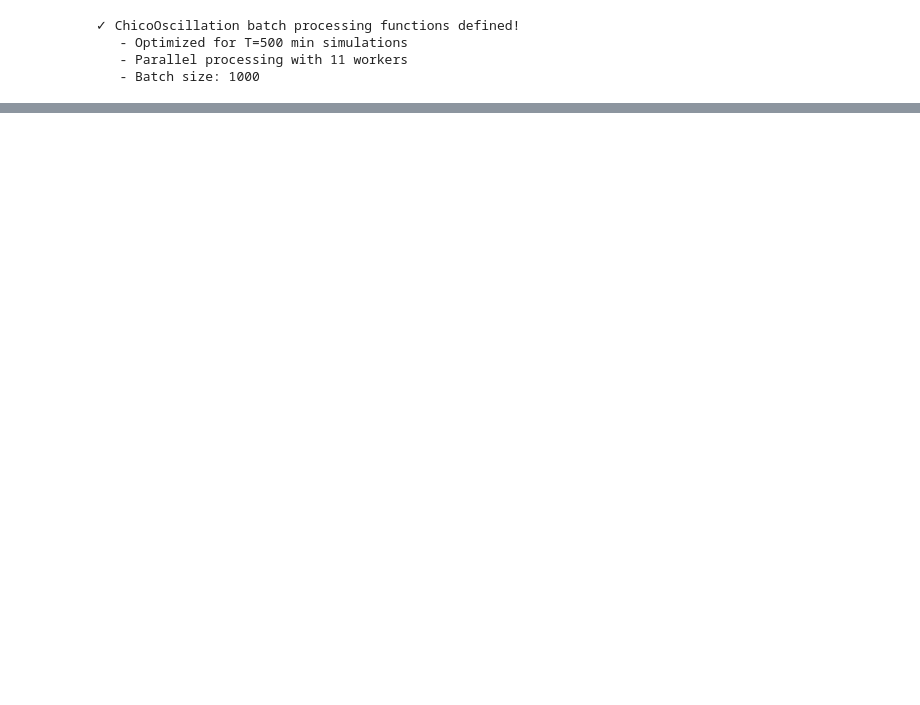
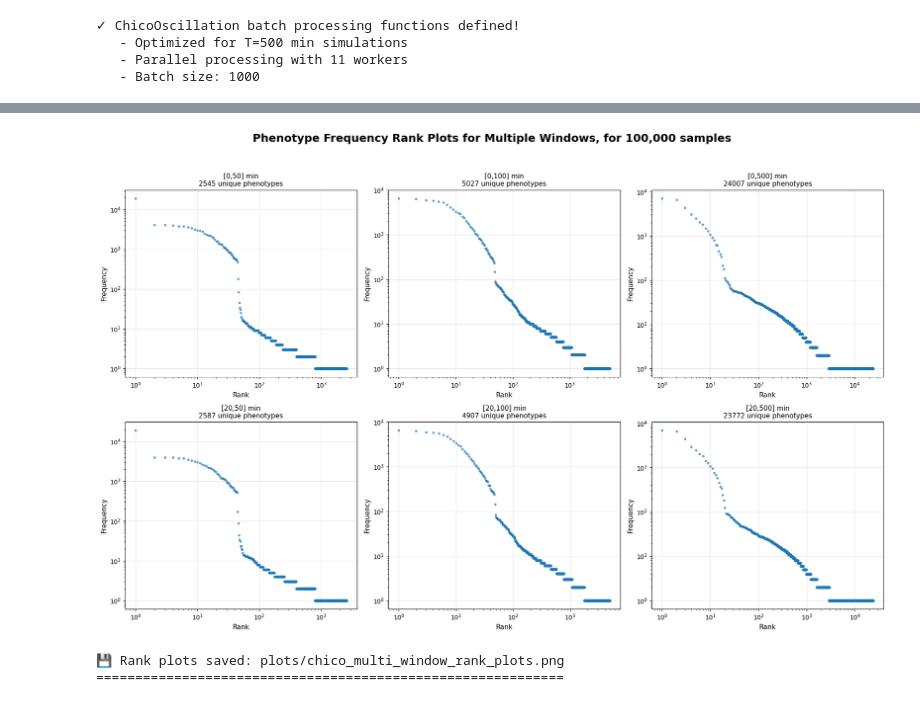
Before and after one commit to GijsBartholomeus/OxfordEvolution, a Jupyter notebook: Yeast/Chen/ChicoReproduction/ChicoOscillationBiologicalFenotype.ipynb, the cells around one changed output, grey strips where cells are left out. Saved outputs shown, nothing was run; the diff lists cells and outputs as text; code cells hidden in the pictures; blank space fills up the shorter version.

Commit message:
ChicoBioDefprop

```diff
--- a/Yeast/Chen/ChicoReproduction/ChicoOscillationBiologicalFenotype.ipynb
+++ b/Yeast/Chen/ChicoReproduction/ChicoOscillationBiologicalFenotype.ipynb
@@ -1365,0 +1200,32 @@ print(f"{'='*60}")
+# %%
+
+fig_rank, axes_rank = plt.subplots(2, 3, figsize=(18, 12))
+axes_rank = axes_rank.flatten()
+
+for idx, window_data in enumerate(windows_data_storage):
+    start, end = window_data['window']
+    phenotype_counts = window_data['phenotype_counts']
+
+    # Calculate rank-frequency from stored data
+    frequencies_sorted = sorted(phenotype_counts.values(), reverse=True)
+    ranks = np.arange(1, len(frequencies_sorted) + 1)
+
+    # Plot
+    ax_rank = axes_rank[idx]
+    ax_rank.loglog(ranks, frequencies_sorted, marker='o', linestyle='none', markersize=3, alpha=0.6)
+    ax_rank.set_xlabel('Rank', fontsize=11)
+    ax_rank.set_ylabel('Frequency', fontsize=11)
+    ax_rank.set_title(f'[{start},{end}] min\n{len(phenotype_counts)} unique phenotypes', fontsize=11)
+    ax_rank.grid(True, alpha=0.3)
+
+fig_rank.suptitle(f'Phenotype Frequency Rank Plots for Multiple Windows, for {SAMPLING_SIZE_WINDOWS:,} samples', fontsize=18, fontweight='bold')
+plt.tight_layout(rect=[0, 0.03, 1, 0.95])
+plt.savefig('plots/chico_multi_window_rank_plots.png', dpi=300, bbox_inches='tight')
+plt.show()
+
+print(f"\n💾 Rank plots saved: plots/chico_multi_window_rank_plots.png")
+print(f"{'='*60}")
+# %% [output]
+[figure, added]
+💾 Rank plots saved: plots/chico_multi_window_rank_plots.png
+============================================================
```
Also changed, not shown: parts of 12 cells of this notebook, 26 other files.
